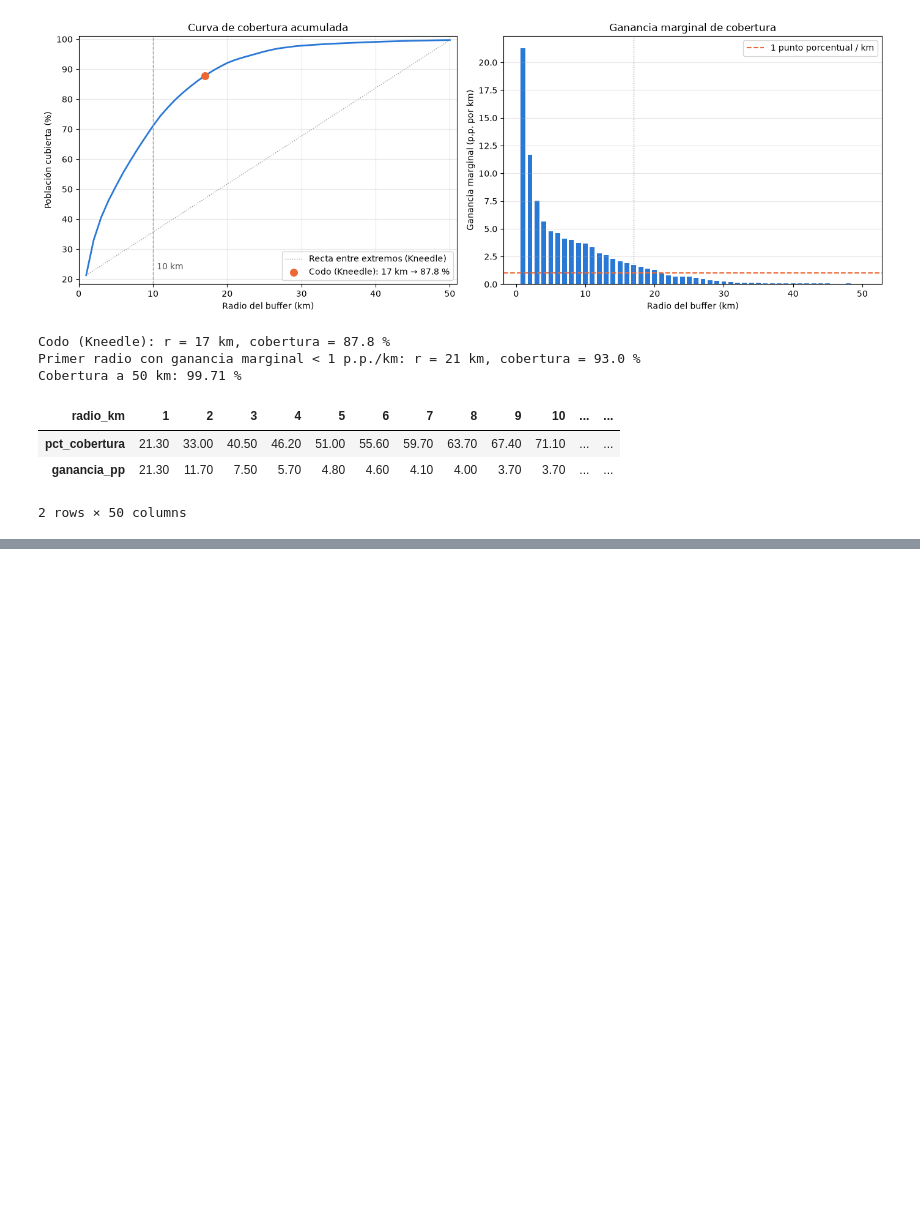
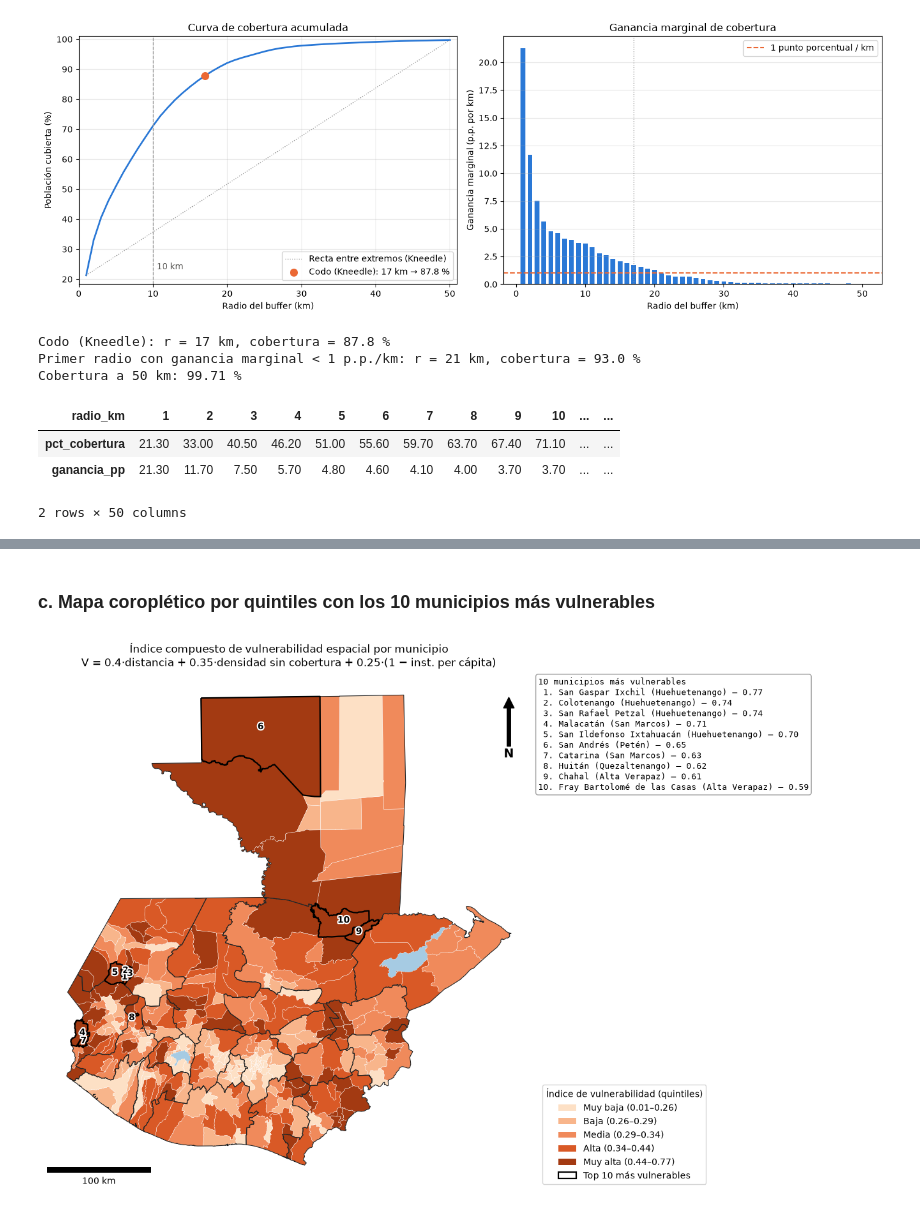
Before and after one commit to Branuvg/lab5_modsim, a Jupyter notebook: lab5.ipynb, the cells around one changed output, grey strips where cells are left out. Drawn from its saved outputs; the diff is of its cells as text; code cells hidden in the pictures; blank space fills up the shorter version.

Commit message:
Task 2.2: indice compuesto de vulnerabilidad espacial

```diff
--- a/lab5.ipynb
+++ b/lab5.ipynb
@@ -773,0 +813,11 @@ Cobertura a 50 km: 99.71 %
+# %%
+WEIGHTS = {"C1": 0.40, "C2": 0.35, "C3": 0.25}
+mun["V"] = sum(w * mun[c] for c, w in WEIGHTS.items())
+
+LABELS = ["Muy baja", "Baja", "Media", "Alta", "Muy alta"]
+mun["V_cat"] = pd.qcut(mun["V"], 5, labels=LABELS)
+top10 = mun.sort_values("V", ascending=False).head(10)
+top10_tbl = top10[["NAME_2", "NAME_1", "poblacion", "x1_dist_km", "x2_dens_no_cub", "x3_inst_10k",
+                   "C1", "C2", "C3", "V"]].reset_index(drop=True)
+top10_tbl.index += 1
+top10_tbl
@@ -773,0 +836,32 @@ Cobertura a 50 km: 99.71 %
+# %% [markdown]
+### c. Mapa coroplético por quintiles con los 10 municipios más vulnerables
+# %%
+SEQ = ["#fde0c5", "#f8b58b", "#f08a5b", "#d95926", "#a33a12"]   # un solo tono (naranja), claro -> oscuro
+fig, ax = plt.subplots(figsize=(12, 12))
+mun.plot(ax=ax, color=mun["V_cat"].map(dict(zip(LABELS, SEQ))).astype(str), edgecolor="white", linewidth=0.3)
+water_p.plot(ax=ax, color="#a6cbe3")
+gadm1_p.boundary.plot(ax=ax, color="#222222", linewidth=0.8)
+top10.boundary.plot(ax=ax, color="black", linewidth=1.6)
+names = []
+for rank, (_, r) in enumerate(top10.iterrows(), start=1):
+    pt = r.geometry.representative_point()
+    ax.annotate(str(rank), xy=(pt.x, pt.y), fontsize=10, fontweight="bold", ha="center", va="center",
+                path_effects=[pe.withStroke(linewidth=3, foreground="white")])
+    names.append(f"{rank:>2}. {r.NAME_2} ({r.NAME_1}) — {r.V:.2f}")
+# los nombres van en un recuadro: en el altiplano los municipios son tan pequeños que se traslaparían
+ax.text(1.01, 0.99, "10 municipios más vulnerables\n" + "\n".join(names), transform=ax.transAxes,
+        va="top", ha="left", fontsize=9, family="monospace",
+        bbox=dict(boxstyle="round", facecolor="white", edgecolor="#9a9a9a", alpha=0.92))
+bins = mun.groupby("V_cat", observed=True)["V"].agg(["min", "max"])
+handles = [Patch(facecolor=c, label=f"{l} ({bins.loc[l, 'min']:.2f}–{bins.loc[l, 'max']:.2f})")
+           for l, c in zip(LABELS, SEQ)]
+handles.append(Patch(facecolor="none", edgecolor="black", linewidth=1.6, label="Top 10 más vulnerables"))
+ax.legend(handles=handles, title="Índice de vulnerabilidad (quintiles)", loc="lower left", bbox_to_anchor=(1.01, 0))
+add_north_and_scale(ax, loc="lower left")
+ax.set_title("Índice compuesto de vulnerabilidad espacial por municipio\n"
+             f"V = {WEIGHTS['C1']}·distancia + {WEIGHTS['C2']}·densidad sin cobertura + {WEIGHTS['C3']}·(1 − inst. per cápita)")
+ax.set_axis_off()
+plt.tight_layout()
+plt.show()
+# %% [output]
+[figure, added]
```
Also changed, not shown: parts of 5 cells of this notebook.
